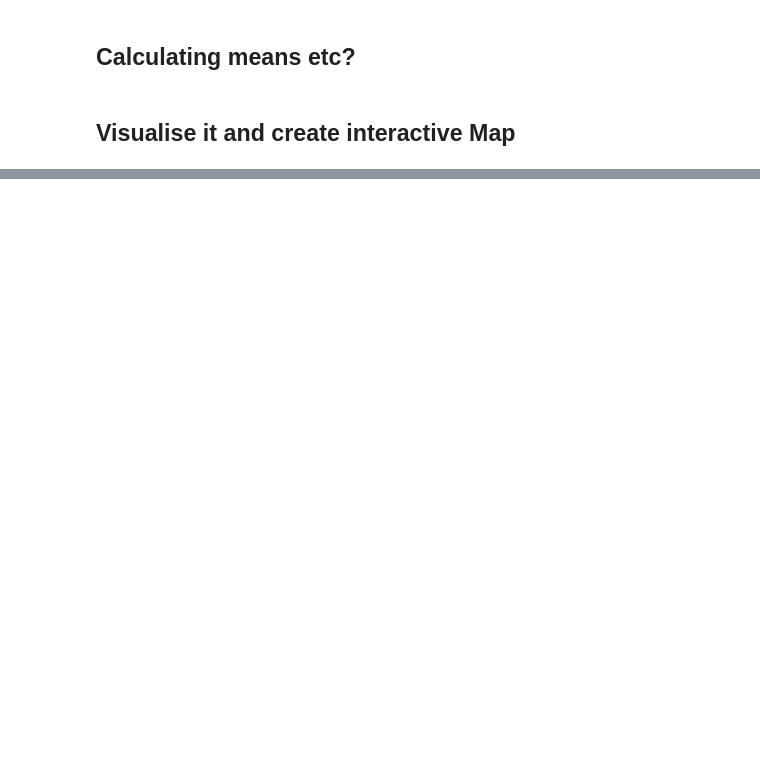
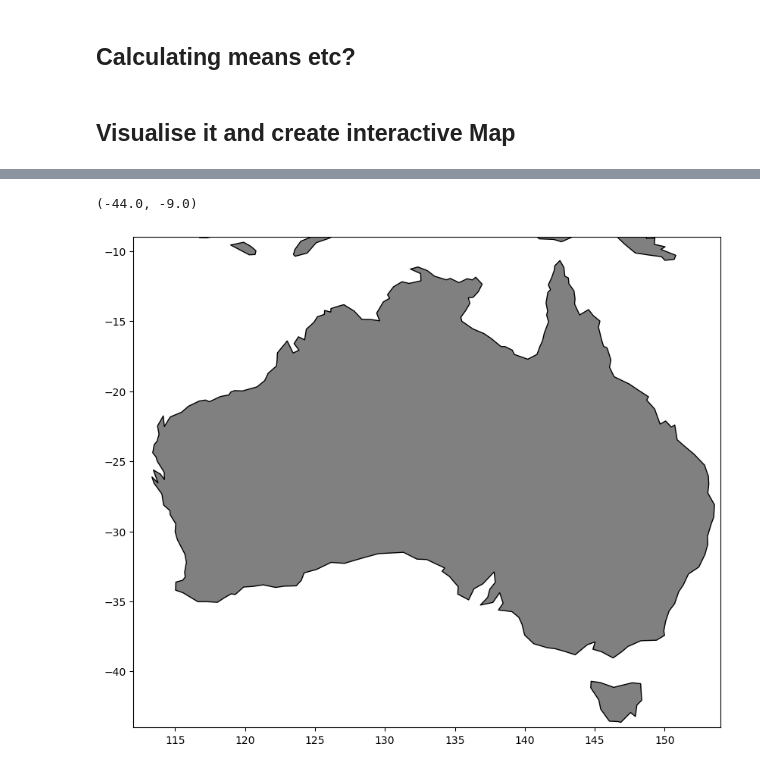
Before and after one commit to silzem/project, a Jupyter notebook: notebooks/code1.ipynb, the cells around one changed output, grey strips where cells are left out. Saved outputs shown, nothing was run; the diff lists cells and outputs as text; code cells hidden in the pictures; blank space fills up the shorter version.

```diff
--- a/notebooks/code1.ipynb
+++ b/notebooks/code1.ipynb
@@ -88,0 +148,13 @@ aus_map
+# %%
+# alternative way: ?
+%pip install geodatasets cartopy
+from cartopy import crs as ccrs
+from geodatasets import get_path
+
+path = get_path("naturalearth.land")
+world = gpd.read_file(path)
+
+ax = world.plot(figsize=(10, 10), color="grey", edgecolor="black")
+ax.set_xlim([coords[0],  coords[2]])
+ax.set_ylim([coords[1],  coords[3]])
+# %% [output]
@@ -88,0 +178,2 @@ aus_map
+(-44.0, -9.0)
+[figure, added]
```
Also changed, not shown: parts of 7 cells of this notebook, 1 other file.
